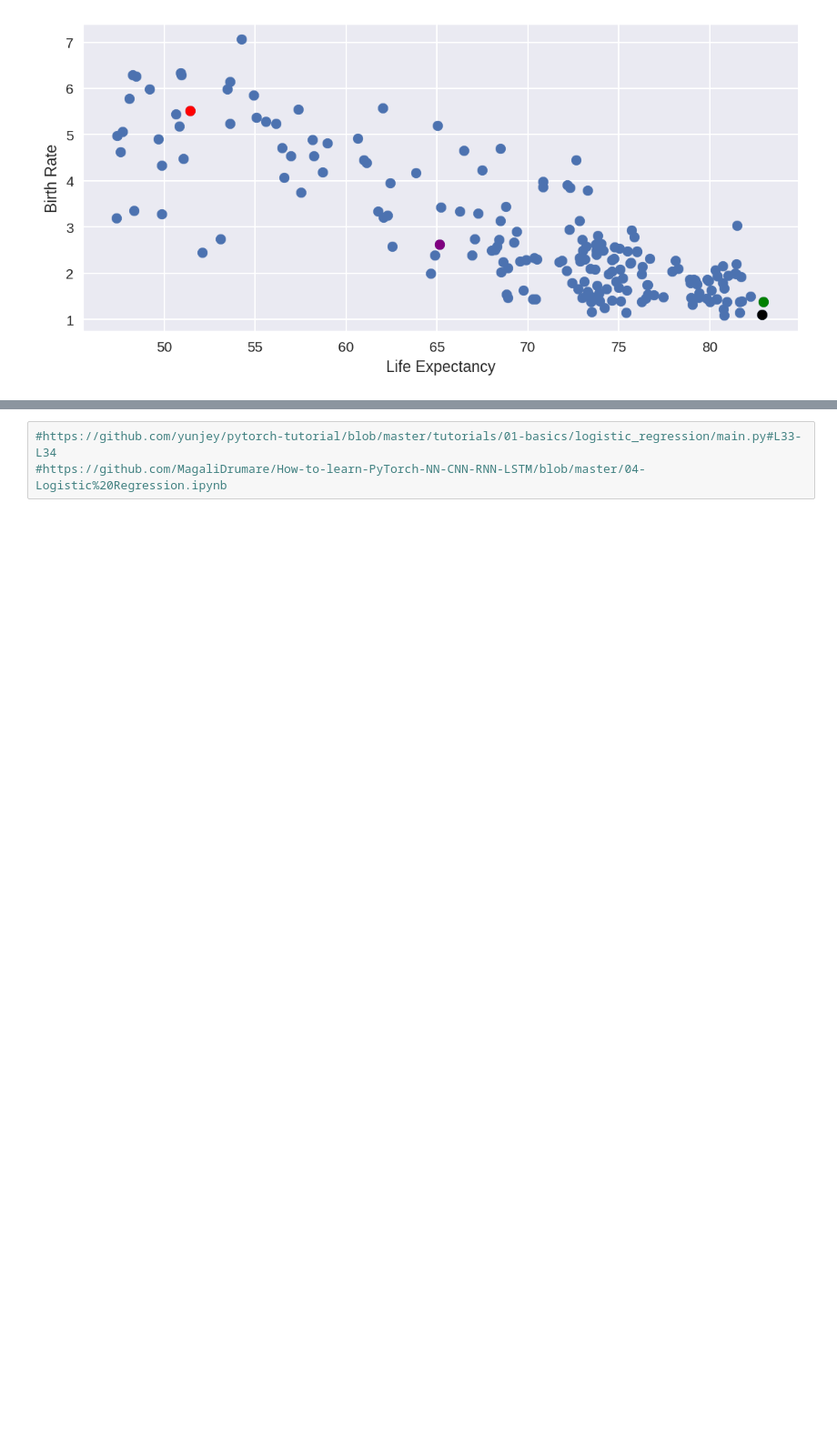
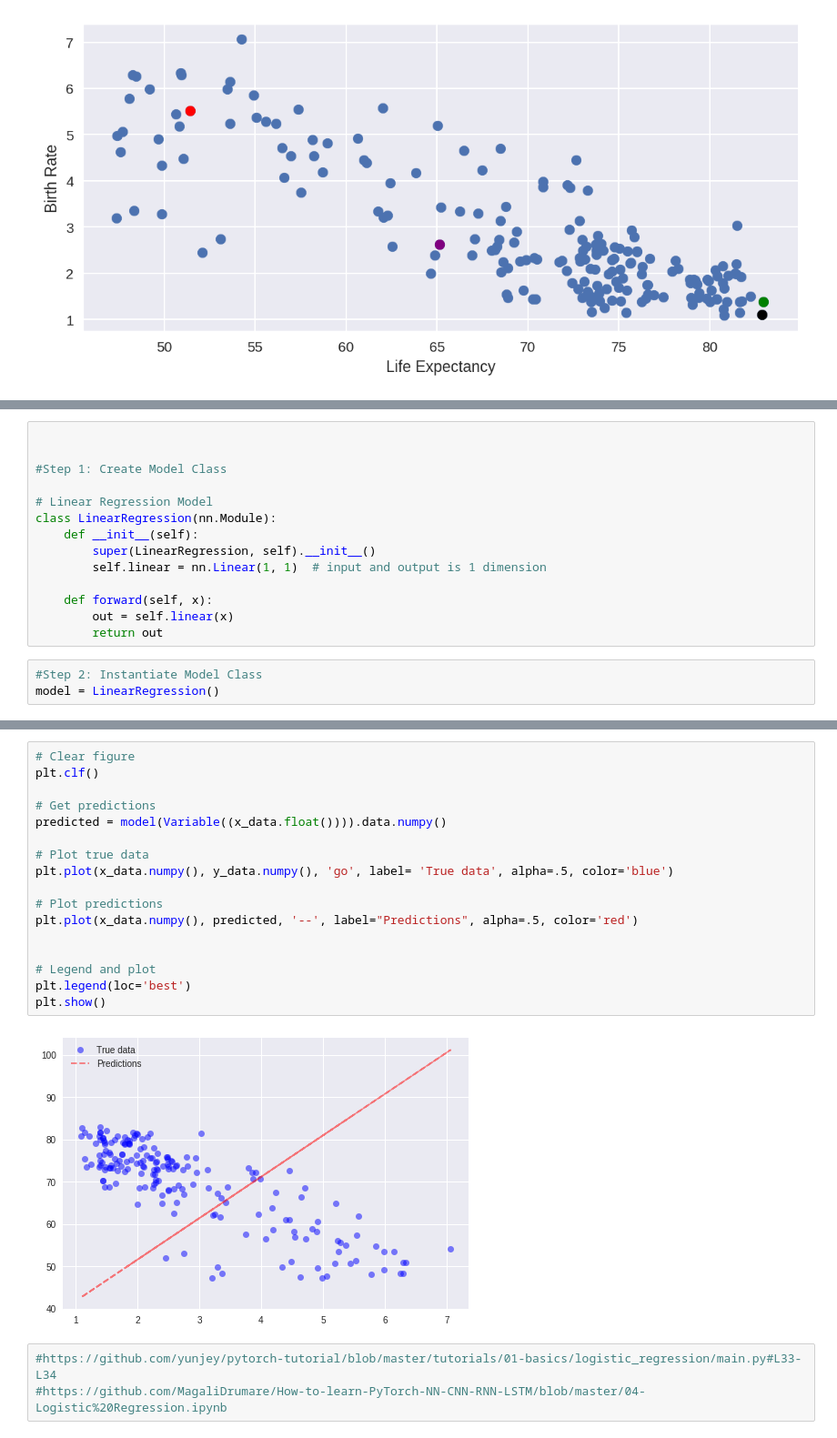
Before and after one commit to DanielDallas/Resources, a Jupyter notebook: 2018/cohort2/PyTorch/Week3/week3.ipynb, the cells around one changed output, grey strips where cells are left out. Shown at 91% size. Cells and saved outputs as stored; diff of their text form; blank space fills up the shorter version.

```diff
--- a/2018/cohort2/PyTorch/Week3/week3.ipynb
+++ b/2018/cohort2/PyTorch/Week3/week3.ipynb
@@ -110,0 +166,17 @@ plt.show()
+# %%
+
+
+#Step 1: Create Model Class
+
+# Linear Regression Model
+class LinearRegression(nn.Module):
+    def __init__(self):
+        super(LinearRegression, self).__init__()
+        self.linear = nn.Linear(1, 1)  # input and output is 1 dimension
+
+    def forward(self, x):
+        out = self.linear(x)
+        return out
+# %%
+#Step 2: Instantiate Model Class
+model = LinearRegression()
@@ -111,3 +241,22 @@ plt.show()
+# %%
+# Clear figure
+plt.clf()
+
+# Get predictions
+predicted = model(Variable((x_data.float()))).data.numpy()
+
+# Plot true data
+plt.plot(x_data.numpy(), y_data.numpy(), 'go', label= 'True data', alpha=.5, color='blue')
+
+# Plot predictions
+plt.plot(x_data.numpy(), predicted, '--', label="Predictions", alpha=.5, color='red')
+
+
+# Legend and plot
+plt.legend(loc='best')
+plt.show()
+# %% [output]
+[figure, added]
 # %%
 #https://github.com/yunjey/pytorch-tutorial/blob/master/tutorials/01-basics/logistic_regression/main.py#L33-L34
 #https://github.com/MagaliDrumare/How-to-learn-PyTorch-NN-CNN-RNN-LSTM/blob/master/04-Logistic%20Regression.ipynb
```
Also changed, not shown: parts of 26 cells of this notebook.
